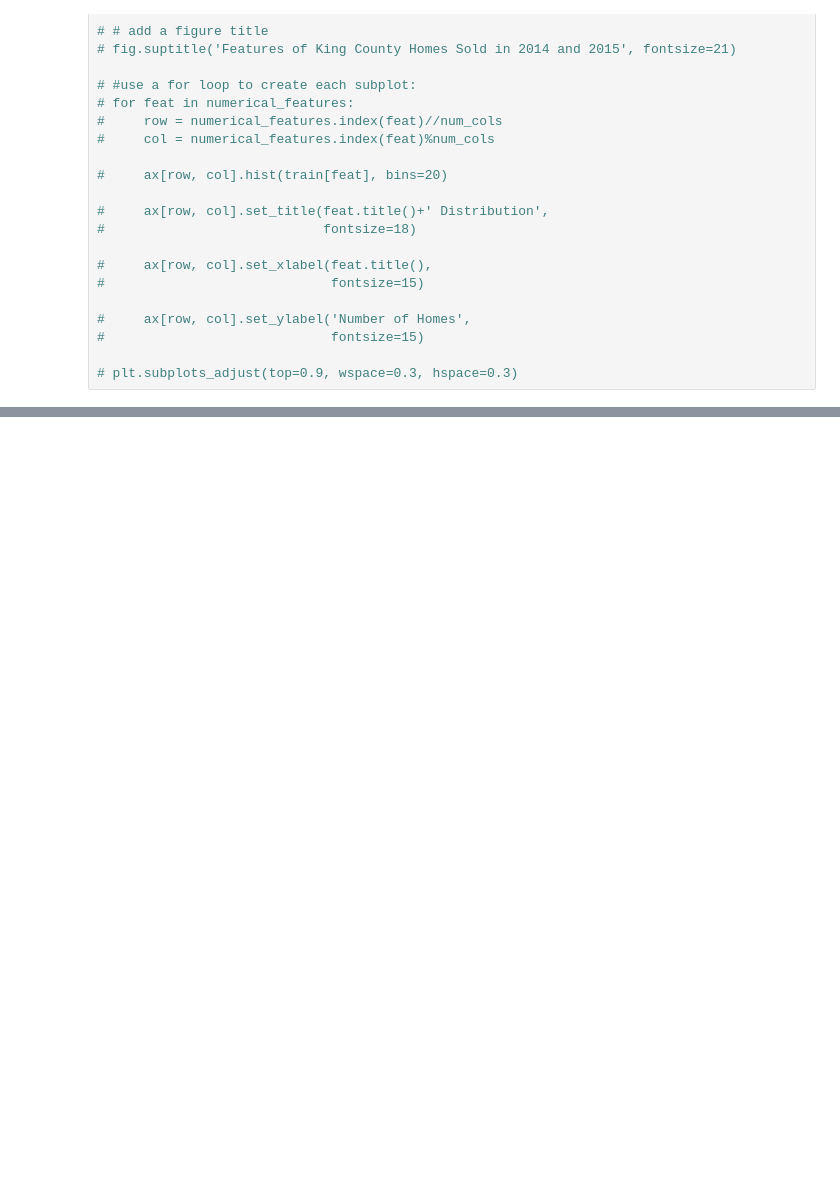
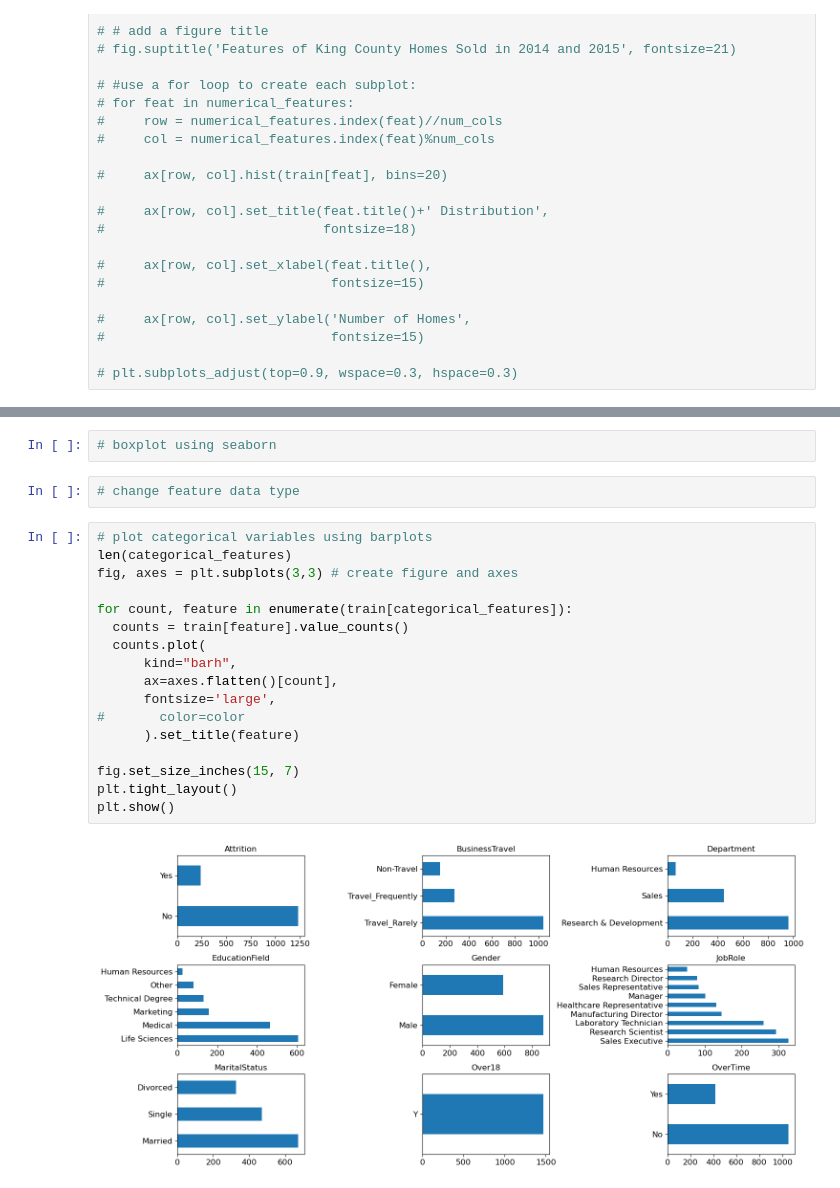
Before and after one commit to mohamedisakr/kaggle-ibm-hr-analytics-employee-attrition, a Jupyter notebook: exploratory-data-analysis-template.ipynb, the cells around one changed output, grey strips where cells are left out. Cells and saved outputs as stored; diff of their text form; blank space fills up the shorter version.

```diff
--- a/exploratory-data-analysis-template.ipynb
+++ b/exploratory-data-analysis-template.ipynb
@@ -360,0 +395,23 @@ len(numerical_features)
+# %%
+# boxplot using seaborn
+# %%
+# change feature data type
+# %%
+# plot categorical variables using barplots
+len(categorical_features)
+fig, axes = plt.subplots(3,3) # create figure and axes
+
+for count, feature in enumerate(train[categorical_features]):
+  counts = train[feature].value_counts()
+  counts.plot(
+      kind="barh",
+      ax=axes.flatten()[count],
+      fontsize='large',
+#       color=color
+      ).set_title(feature)
+
+fig.set_size_inches(15, 7)
+plt.tight_layout()
+plt.show()
+# %% [output]
+[figure, added]
```
Also changed, not shown: parts of 9 cells of this notebook.
